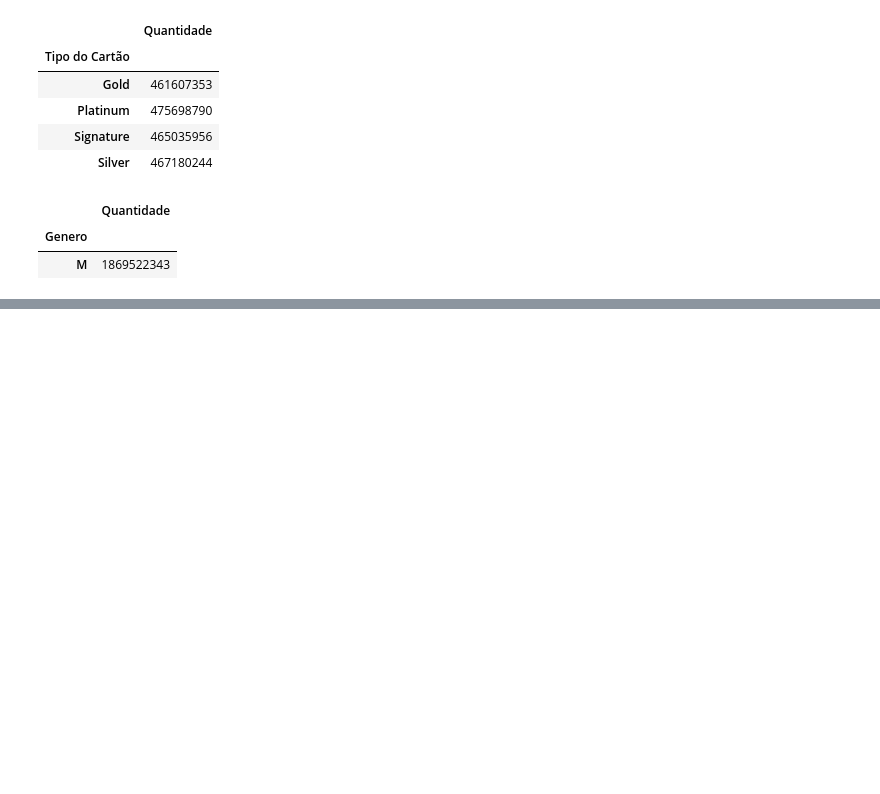
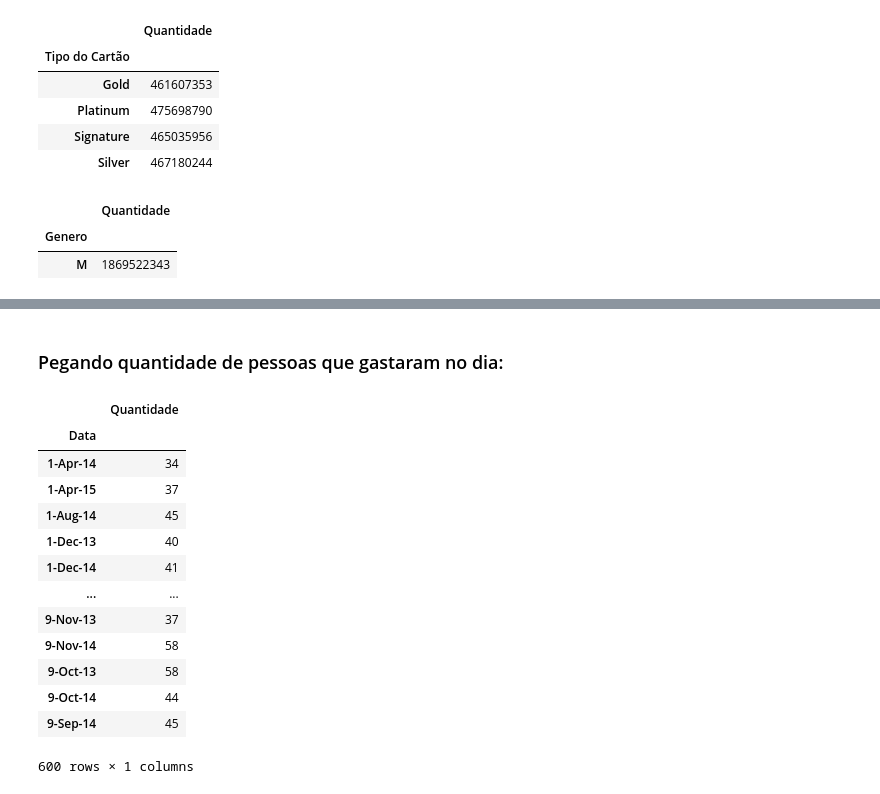
Before and after one commit to HeberSales/Analise_de_cartoes_de_credito, a Jupyter notebook: Analise_Cartao_de_Credito.ipynb, the cells around one changed output, grey strips where cells are left out. Cells and saved outputs as stored; diff of their text form; code cells hidden in the pictures; blank space fills up the shorter version.

```diff
--- a/Analise_Cartao_de_Credito.ipynb
+++ b/Analise_Cartao_de_Credito.ipynb
@@ -295,0 +293,19 @@ total_transacoes_homens
+# %% [markdown]
+### Pegando quantidade de pessoas que gastaram no dia:
+# %%
+tabela.filter(items=['Data', 'Quantidade']).groupby('Data').count()
+# %% [output]
+|  | Quantidade |
+| Data |  |
+| 1-Apr-14 | 34 |
+| 1-Apr-15 | 37 |
+| 1-Aug-14 | 45 |
+| 1-Dec-13 | 40 |
+| 1-Dec-14 | 41 |
+| ... | ... |
+| 9-Nov-13 | 37 |
+| 9-Nov-14 | 58 |
+| 9-Oct-13 | 58 |
+| 9-Oct-14 | 44 |
+| 9-Sep-14 | 45 |
+600 rows × 1 columns
```
Also changed, not shown: parts of 6 cells of this notebook.
